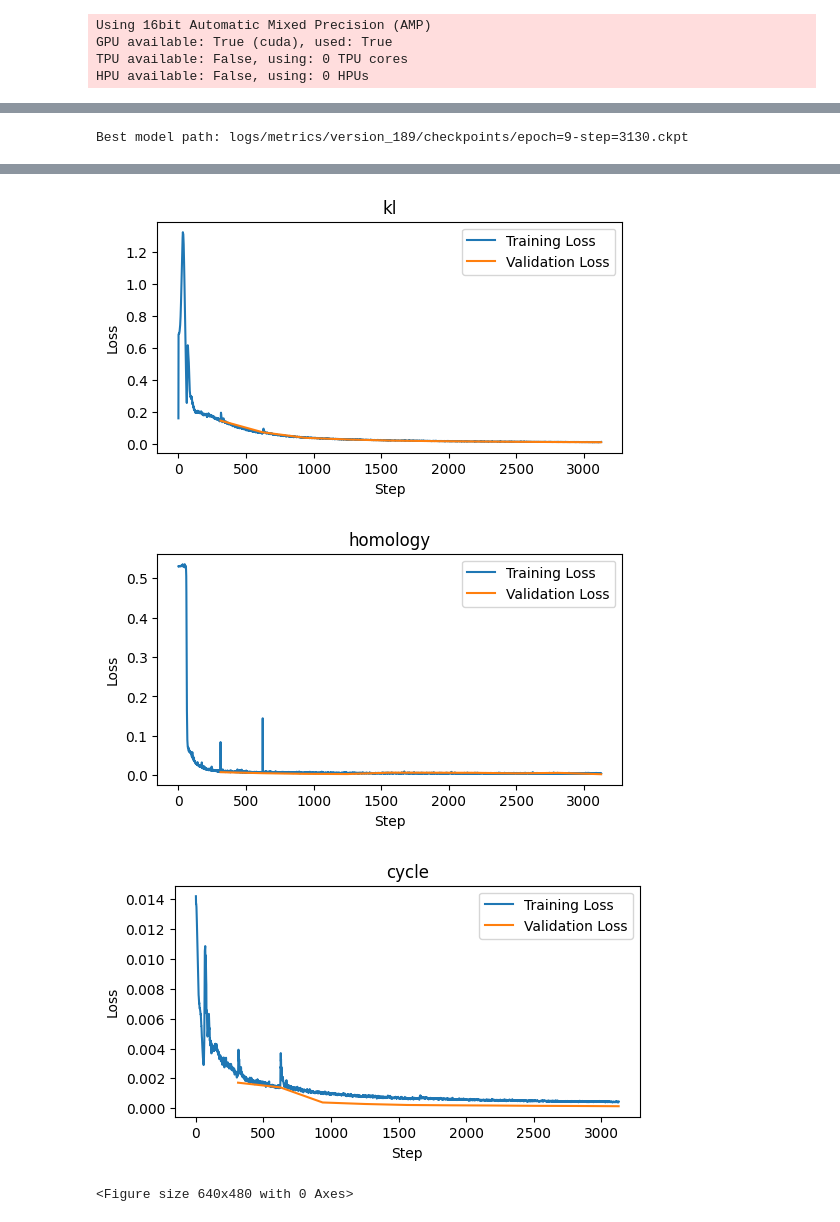
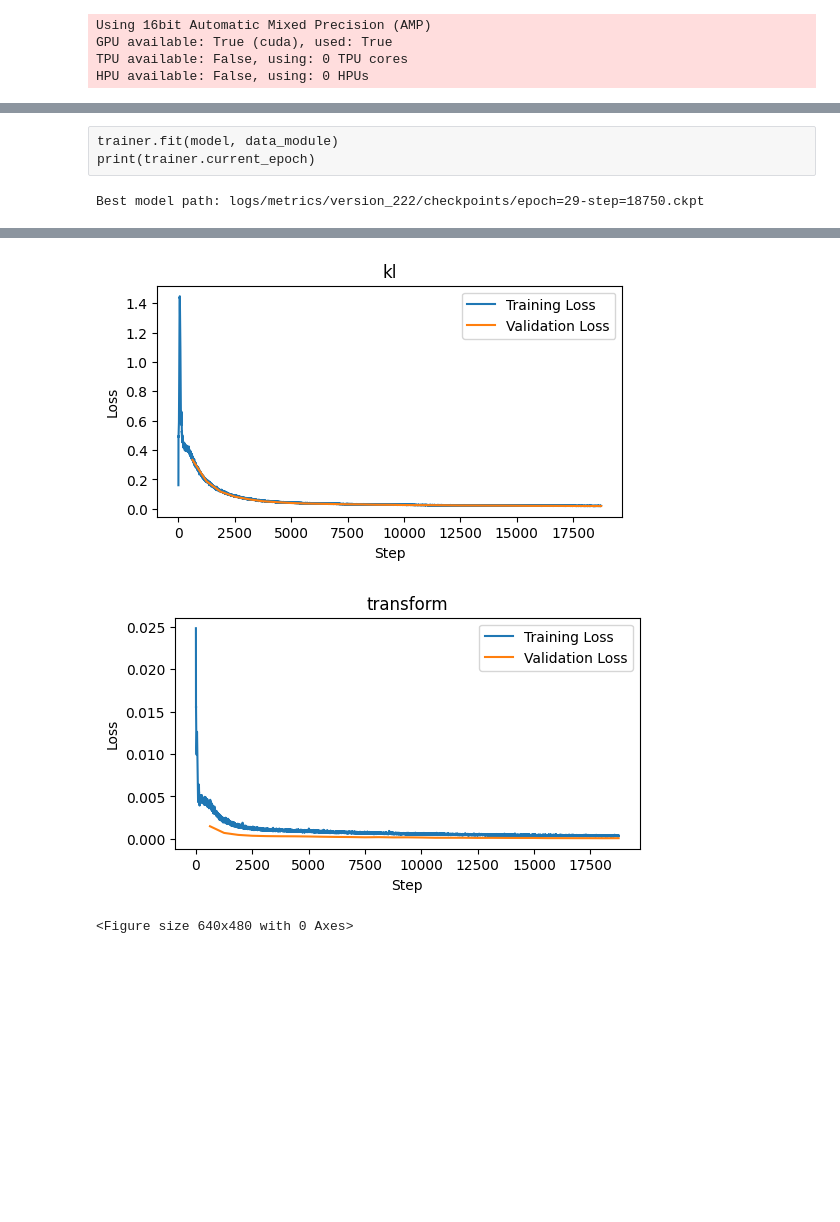
Before and after one commit to atarashansky/cross-species-vae, a Jupyter notebook: vae.ipynb, the cells around one changed output, grey strips where cells are left out. Cells and saved outputs as stored; diff of their text form; code cells hidden in the pictures; blank space fills up the shorter version.

```diff
--- a/vae.ipynb
+++ b/vae.ipynb
@@ -18,7 +18,7 @@ import scanpy as sc
 import matplotlib.pyplot as plt
 import umap
 # %%
-adata1 = anndata.read_h5ad('danio_rerio_proc.h5ad')#, backed='r')
+adata1 = anndata.read_h5ad('data.h5ad')#, backed='r')
 adata2 = anndata.read_h5ad('mouse_lemur_proc.h5ad')#, backed='r')
 
 # adata1.var_names = adata1.var['feature_id'].values
@@ -167,7 +167,7 @@ data_module.setup()
 # %%
 species_data_sub = {k: data_module.train_dataset.epoch_data[k][data_module.train_dataset.epoch_indices[k]].copy() for k in data_module.train_dataset.epoch_data}
 # %%
-batch_size = 256
+batch_size = 128
 
 data_module = CrossSpeciesDataModule(
     species_data = species_data_sub,
@@ -186,22 +186,7 @@ model = CrossSpeciesVAE(
     species_vocab_sizes=species_vocab_sizes,
     homology_edges=homology_edges,
     homology_scores=homology_scores,
-    n_latent=256,
-    hidden_dims=[256],
-    dropout_rate=0.2,
-    base_learning_rate=1e-3,
     batch_size=batch_size,
-    base_batch_size=32,
-    min_learning_rate=1e-5,
-    warmup_epochs=1.0,
-    init_beta=1e-3,
-    final_beta=1,
-    gradient_clip_val=1.0,
-    gradient_clip_algorithm="norm",
-    # loss weights
-    recon_weight=1.0,
-    homology_weight=1.0,
-    cycle_weight=0.05,
 )
 
 early_stopping = EarlyStopping(
@@ -217,7 +202,7 @@ early_stopping = EarlyStopping(
 trainer = pl.Trainer(
     accelerator="gpu",
     devices=1,
-    max_epochs=10,
+    max_epochs=50,
     precision='16-mixed',
     gradient_clip_val=model.gradient_clip_val,
     gradient_clip_algorithm="norm",
@@ -233,18 +218,8 @@ trainer = pl.Trainer(
         flush_logs_every_n_steps=10
     )
 )
-def check_gradients(module):
-    for name, param in module.named_parameters():
-        if param.grad is not None:
-            if torch.isnan(param.grad).any() or torch.isinf(param.grad).any():
-                print(f"NaN or Inf detected in gradient of parameter: {name}")
-
-model.apply(check_gradients);
 # %% [output]
 Using 16bit Automatic Mixed Precision (AMP)
 GPU available: True (cuda), used: True
 TPU available: False, using: 0 TPU cores
 HPU available: False, using: 0 HPUs
-# %%
-trainer.fit(model, data_module)
-print(trainer.current_epoch)
@@ -286,10 +226,13 @@ Metric val_loss improved by 0.003 >= min_delta = 0.0. New best score: 0.553
+# %% [raw]
+trainer.fit(model, data_module)
+print(trainer.current_epoch)
 # %%
 # Load the latest version
 version = max([int(d.split('_')[-1]) for d in glob('logs/metrics/version_*')])
 df = pd.read_csv(f'logs/metrics/version_{version}/metrics.csv')
 
 
-for loss_type in ["direct_recon", "cross_species_recon", "kl", "homology", "cycle"]:
+for loss_type in ["direct_recon", "cross_species_recon", "kl", "transform"]:
     # Get specific metrics
     train_loss = df[f'train_{loss_type}'][df[f'train_{loss_type}'] != 0.0]
     train_step = df['step'][df[f'train_{loss_type}'] != 0.0]
@@ -332,4 +275,4 @@ print("Best model path:", best_model_path)
 # }
 # torch.save(save_dict, f'manual_checkpoint_epoch_{99}.pt')
 # %% [output]
-Best model path: logs/metrics/version_189/checkpoints/epoch=9-step=3130.ckpt
+Best model path: logs/metrics/version_222/checkpoints/epoch=29-step=18750.ckpt
@@ -338,6 +281,5 @@ Best model path: logs/metrics/version_189/checkpoints/epoch=9-step=3130.ckpt
-[figure, old version]
+[figure, new version]
-[figure, old version]
+[figure, new version]
-[figure, removed]
 # %%
 output, s = model.get_latent_embeddings(species_data_sub, batch_size=4096)
 s=s.cpu().numpy()
```
Also changed, not shown: parts of 25 cells of this notebook, 4 other files.
